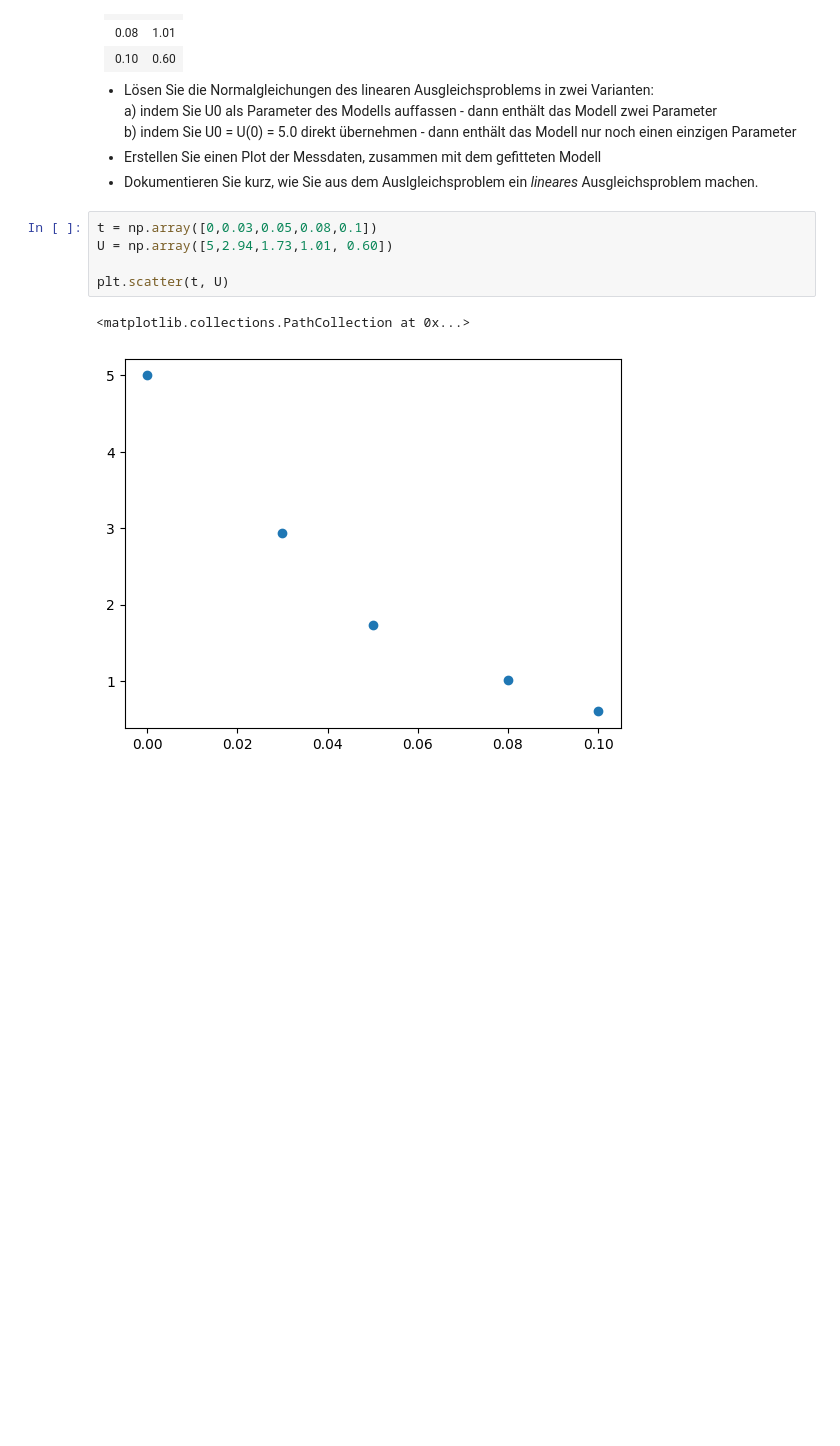
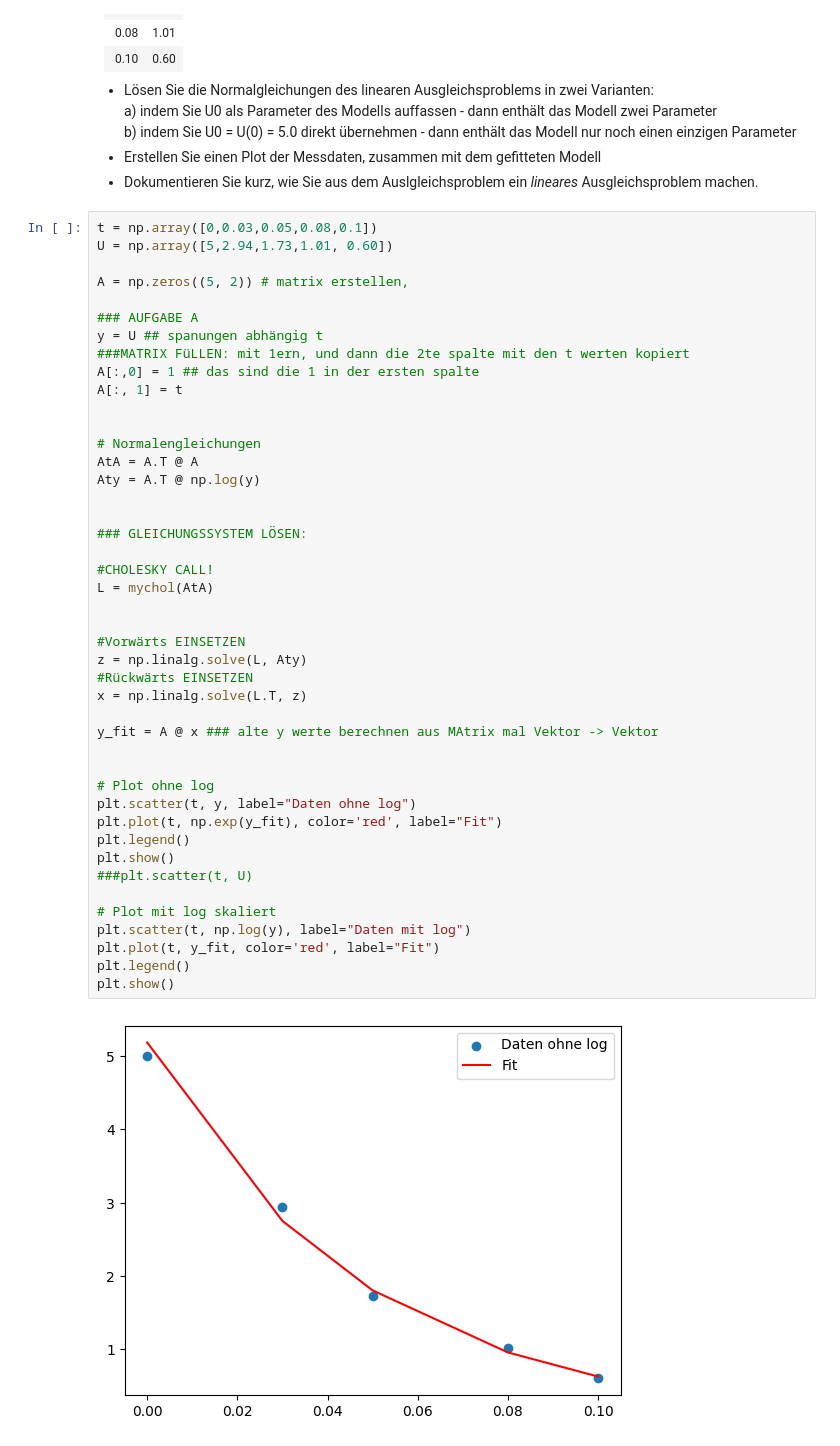
Before and after one commit to BieriCyril/ZHAW_STt_NUM1, a Jupyter notebook: NUM1_Praktikum_W5.ipynb, the cells around one changed output. Saved outputs shown, nothing was run; the diff lists cells and outputs as text; blank space fills up the shorter version.

```diff
--- a/NUM1_Praktikum_W5.ipynb
+++ b/NUM1_Praktikum_W5.ipynb
@@ -124,8 +125,46 @@ eines Kondensators mit bekanntem Innenwiderstand $R = 100 \Omega$.
 # %%
 t = np.array([0,0.03,0.05,0.08,0.1])
 U = np.array([5,2.94,1.73,1.01, 0.60])
 
-plt.scatter(t, U)
+A = np.zeros((5, 2)) # matrix erstellen,
+
+### AUFGABE A
+y = U ## spanungen abhängig t
+###MATRIX FüLLEN: mit 1ern, und dann die 2te spalte mit den t werten kopiert
+A[:,0] = 1 ## das sind die 1 in der ersten spalte
+A[:, 1] = t
+
+
+# Normalengleichungen
+AtA = A.T @ A
+Aty = A.T @ np.log(y)
+
+
+### GLEICHUNGSSYSTEM LÖSEN:
+
+#CHOLESKY CALL!
+L = mychol(AtA)
+
+
+#Vorwärts EINSETZEN
+z = np.linalg.solve(L, Aty)
+#Rückwärts EINSETZEN
+x = np.linalg.solve(L.T, z)
+
+y_fit = A @ x ### alte y werte berechnen aus MAtrix mal Vektor -> Vektor
+
+
+# Plot ohne log
+plt.scatter(t, y, label="Daten ohne log")
+plt.plot(t, np.exp(y_fit), color='red', label="Fit")
+plt.legend()
+plt.show()
+###plt.scatter(t, U)
+
+# Plot mit log skaliert
+plt.scatter(t, np.log(y), label="Daten mit log")
+plt.plot(t, y_fit, color='red', label="Fit")
+plt.legend()
+plt.show()
 # %% [output]
-<matplotlib.collections.PathCollection at 0x...>
-[figure, old version]
+[figure, new version]
```
Also changed, not shown: parts of 2 cells of this notebook.
